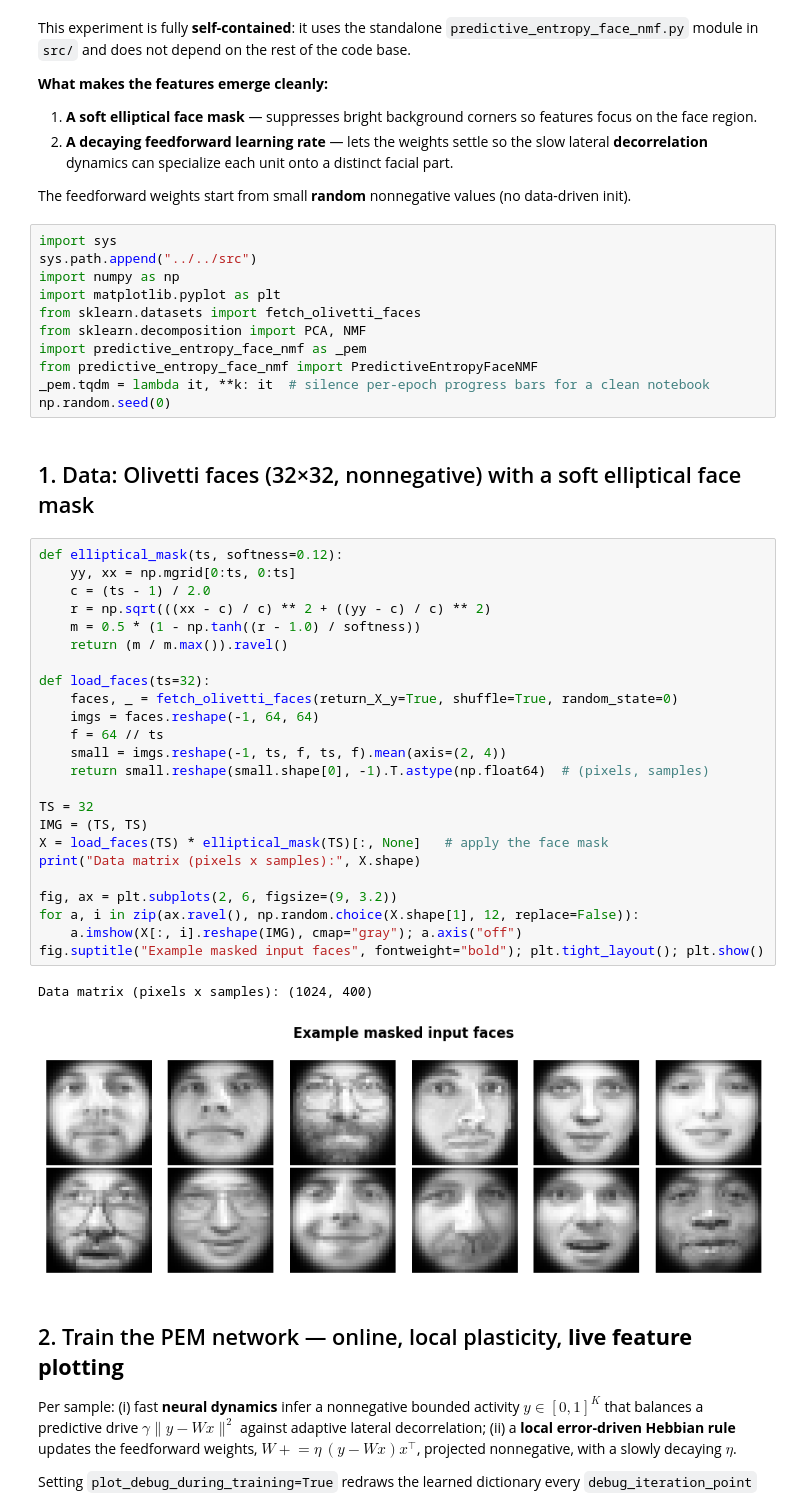
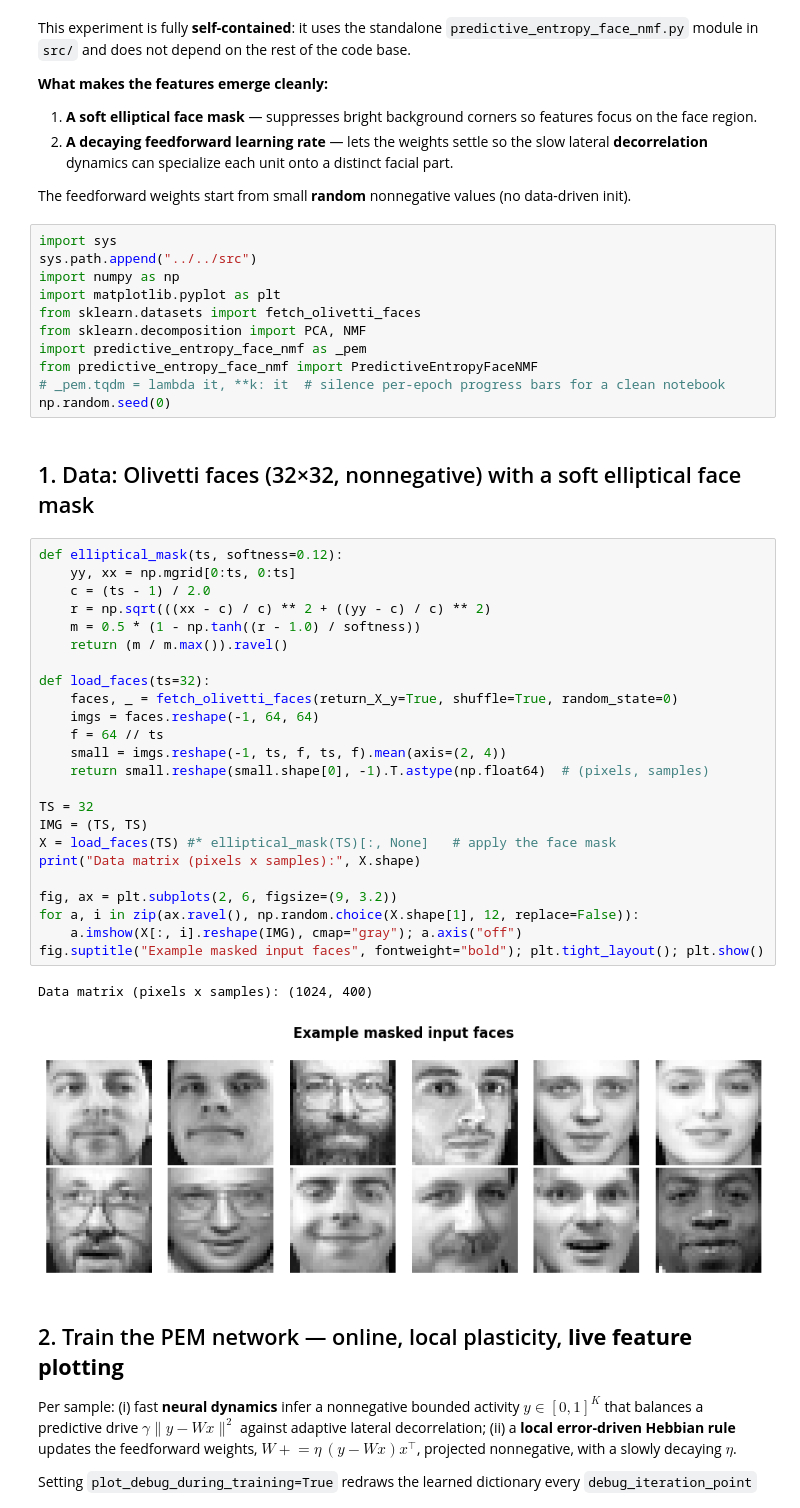
Before and after one commit to BariscanBozkurt/Predictive-Entropy-Maximization, a Jupyter notebook: Simulations/PredictiveBSS/PEM_Face_Feature_Learning.ipynb, the cells around one changed output. Saved outputs shown, nothing was run; the diff lists cells and outputs as text.

```diff
--- a/Simulations/PredictiveBSS/PEM_Face_Feature_Learning.ipynb
+++ b/Simulations/PredictiveBSS/PEM_Face_Feature_Learning.ipynb
@@ -32,37 +32,37 @@ from sklearn.datasets import fetch_olivetti_faces
 from sklearn.decomposition import PCA, NMF
 import predictive_entropy_face_nmf as _pem
 from predictive_entropy_face_nmf import PredictiveEntropyFaceNMF
-_pem.tqdm = lambda it, **k: it  # silence per-epoch progress bars for a clean notebook
+# _pem.tqdm = lambda it, **k: it  # silence per-epoch progress bars for a clean notebook
 np.random.seed(0)
 # %% [markdown]
 ## 1. Data: Olivetti faces (32×32, nonnegative) with a soft elliptical face mask
 # %%
 def elliptical_mask(ts, softness=0.12):
     yy, xx = np.mgrid[0:ts, 0:ts]
     c = (ts - 1) / 2.0
     r = np.sqrt(((xx - c) / c) ** 2 + ((yy - c) / c) ** 2)
     m = 0.5 * (1 - np.tanh((r - 1.0) / softness))
     return (m / m.max()).ravel()
 
 def load_faces(ts=32):
     faces, _ = fetch_olivetti_faces(return_X_y=True, shuffle=True, random_state=0)
     imgs = faces.reshape(-1, 64, 64)
     f = 64 // ts
     small = imgs.reshape(-1, ts, f, ts, f).mean(axis=(2, 4))
     return small.reshape(small.shape[0], -1).T.astype(np.float64)  # (pixels, samples)
 
 TS = 32
 IMG = (TS, TS)
-X = load_faces(TS) * elliptical_mask(TS)[:, None]   # apply the face mask
+X = load_faces(TS) #* elliptical_mask(TS)[:, None]   # apply the face mask
 print("Data matrix (pixels x samples):", X.shape)
 
 fig, ax = plt.subplots(2, 6, figsize=(9, 3.2))
 for a, i in zip(ax.ravel(), np.random.choice(X.shape[1], 12, replace=False)):
     a.imshow(X[:, i].reshape(IMG), cmap="gray"); a.axis("off")
 fig.suptitle("Example masked input faces", fontweight="bold"); plt.tight_layout(); plt.show()
 # %% [output]
 Data matrix (pixels x samples): (1024, 400)
-[figure, old version]
+[figure, new version]
 # %% [markdown]
 ## 2. Train the PEM network — online, local plasticity, **live feature plotting**
 
```
Also changed, not shown: parts of 6 cells of this notebook, 1 other file.
